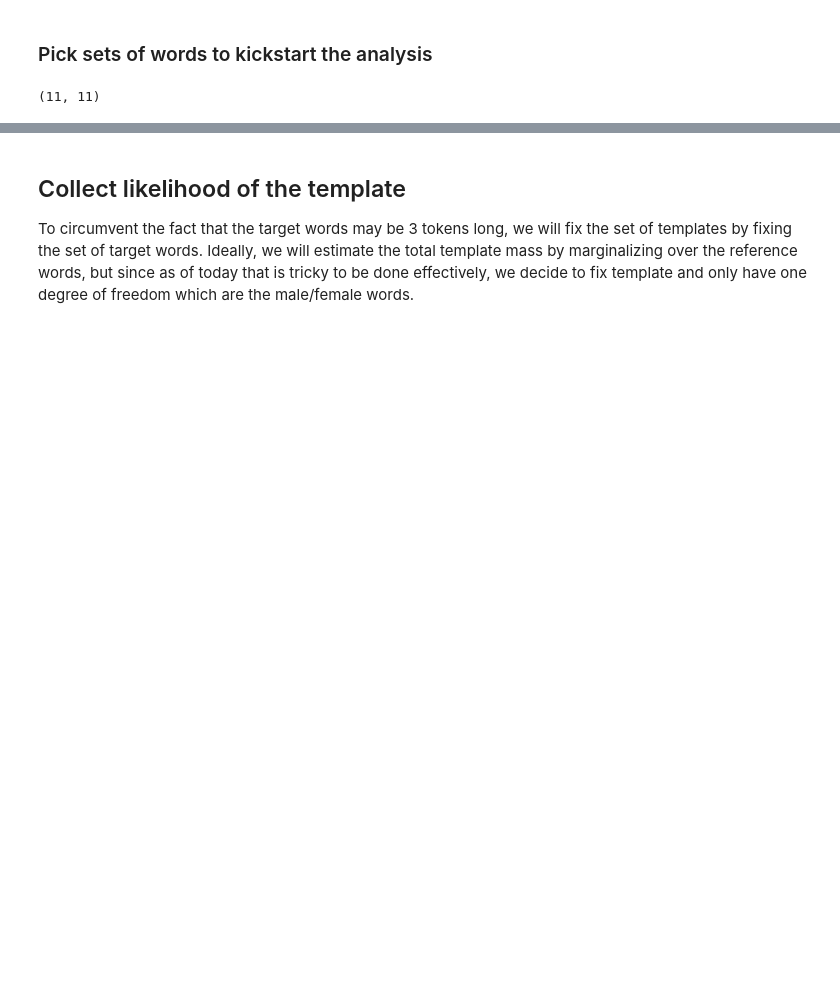
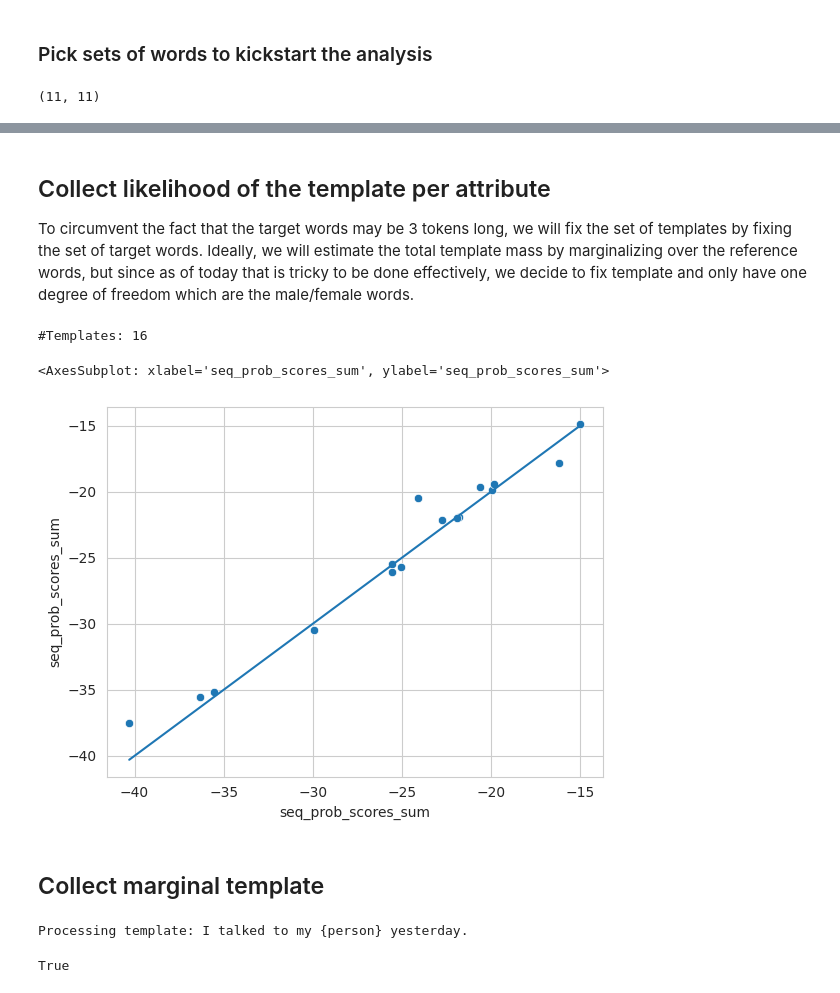
Before and after one commit to PastelBelem8/constrained-decoding, a Jupyter notebook: experiments/bias-amplification/Template-likelihood-EEC.ipynb, the cells around one changed output, grey strips where cells are left out. Drawn from its saved outputs; the diff is of its cells as text; code cells hidden in the pictures; blank space fills up the shorter version.

```diff
--- a/experiments/bias-amplification/Template-likelihood-EEC.ipynb
+++ b/experiments/bias-amplification/Template-likelihood-EEC.ipynb
@@ -18,0 +23,5 @@ model.config.pad_token_id = model.config.eos_token_id
+# %%
+DEVICE = "cuda" if torch.cuda.is_available() else "cpu"
+DEVICE
+
+model.to(DEVICE)
@@ -250,5 +303,5 @@ df
 # %% [markdown]
-## Collect likelihood of the template
+## Collect likelihood of the template per attribute
 
 To circumvent the fact that the target words may be 3 tokens long, we will fix the set of templates by fixing the set of target words. Ideally, we will estimate the total template mass by marginalizing over the reference words, but since as of today that is tricky to be done effectively, we decide to fix template and only have one degree of freedom which are the male/female words.
 # %%
@@ -309,0 +376,47 @@ _female_results = compute_probability_attribute('I saw my {person} in the market
+# %%
+from collections import defaultdict
+from itertools import chain
+
+results_males = defaultdict(list)
+results_females = defaultdict(list)
+
+print("#Templates:", len(all_templates))
+for template in chain(all_templates):
+    res_male = compute_probability_attribute(template, "{person}", male_words, batch_size=64)
+    results_males["seq"].extend(res_male[0])
+
+    # Arithmetic mean of the log probabilities for each term in the sequence
+    results_males["seq_scores_amean"].extend(res_male[1])
+    # Sum of the log probabilities for each term (unnormalized)
+    results_males["seq_scores_sum"].extend(res_male[2].sum(axis=1))
+    # Transition scores
+    results_males["seq_trans_scores"].extend(res_male[2])
+    results_males["template"].extend([template] * len(res_male[0]))
+
+    res_female = compute_probability_attribute(template, "{person}", female_words, batch_size=64)
+    results_females["seq"].extend(res_female[0])
+    results_females["seq_scores_amean"].extend(res_female[1])
+    results_females["seq_scores_sum"].extend(res_female[2].sum(axis=1))
+    results_females["seq_trans_scores"].extend(res_female[2])
+    results_females["template"].extend([template] * len(res_female[0]))
+# %% [output]
+#Templates: 16
+# %%
+results_males_df = pd.DataFrame(results_males)
+results_males_df["is_original"] = results_males_df["seq"].isin(df["Sentence"])
+results_males_df['seq_prob_scores_sum'] = results_males_df['seq_scores_sum'].apply(np.exp)
+
+results_females_df = pd.DataFrame(results_females)
+results_females_df["is_original"] = results_females_df["seq"].isin(df["Sentence"])
+results_females_df['seq_prob_scores_sum'] = results_females_df['seq_scores_sum'].apply(np.exp)
+# %%
+male_attr_per_template = results_males_df.groupby("template").sum().sort_index()
+female_attr_per_template = results_females_df.groupby("template").sum().sort_index()
+
+sns.scatterplot(x=male_attr_per_template["seq_prob_scores_sum"].apply(np.log), y=female_attr_per_template["seq_prob_scores_sum"].apply(np.log))
+sns.lineplot(x=male_attr_per_template["seq_prob_scores_sum"].apply(np.log), y=male_attr_per_template["seq_prob_scores_sum"].apply(np.log))
+# %% [output]
+<AxesSubplot: xlabel='seq_prob_scores_sum', ylabel='seq_prob_scores_sum'>
+[figure, added]
+# %% [markdown]
+## Collect marginal template
@@ -309,0 +494,23 @@ _female_results = compute_probability_attribute('I saw my {person} in the market
+# %%
+marginals = defaultdict(list)
+
+for template in chain(all_templates):
+    print("Processing template:", template)
+    res = compute_marginal_probability_attribute(template, "{person}", batch_size=128)
+
+    marginals["template"].extend([template] * tokenizer.vocab_size)
+    marginals["seq"].extend(res[0])
+    marginals["seq_scores_sum"].extend(res[2].sum(axis=1))
+    marginals["seq_scores_amean"].extend(res[1])
+    marginals["seq_trans_scores"].extend(res[2])
+    break
+
+df_marginals = pd.DataFrame(marginals)
+# %% [output]
+Processing template: I talked to my {person} yesterday.
+# %%
+df_marginals["is_original"] = df_marginals["seq"].isin(df["Sentence"])
+df_marginals['seq_prob_scores_sum'] = df_marginals['seq_scores_sum'].apply(np.exp)
+marginals_per_template = df_marginals.groupby("template").sum().sort_index()
+# %% [output]
+True
```
Also changed, not shown: parts of 20 cells of this notebook.
